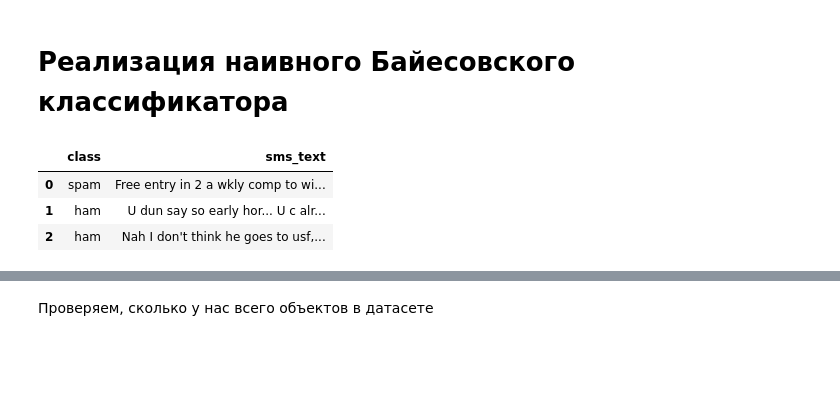
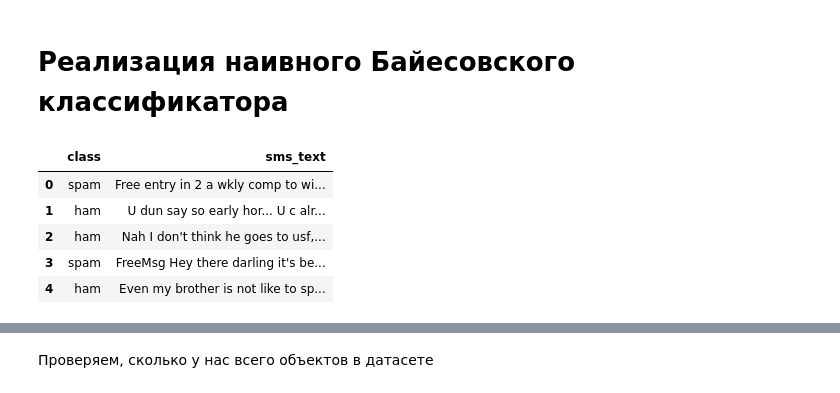
Before and after one commit to kocakn/data_analysis, a Jupyter notebook: I_probability_hw_2_naive_bayes.ipynb, the cells around one changed output, grey strips where cells are left out. Cells and saved outputs as stored; diff of their text form; code cells hidden in the pictures; blank space fills up the shorter version.

```diff
--- a/I_probability_hw_2_naive_bayes.ipynb
+++ b/I_probability_hw_2_naive_bayes.ipynb
@@ -3,22 +3,24 @@
 # %%
 import pandas as pd
 
 filename = 'data/sms_spam_collection.tar.gz'
 
 df = pd.read_csv(
     filename,
     compression='gzip',
     header=1,
     sep='\t',
     encoding='utf8',
     names=['class', 'sms_text'],
     error_bad_lines=False
 )
 
 
-df.head(3)
+df.head()
 # %% [output]
 |  | class | sms_text |
 | 0 | spam | Free entry in 2 a wkly comp to wi... |
 | 1 | ham | U dun say so early hor... U c alr... |
 | 2 | ham | Nah I don't think he goes to usf,... |
+| 3 | spam | FreeMsg Hey there darling it's be... |
+| 4 | ham | Even my brother is not like to sp... |
```
Also changed, not shown: parts of 19 cells of this notebook, 1 other file.
